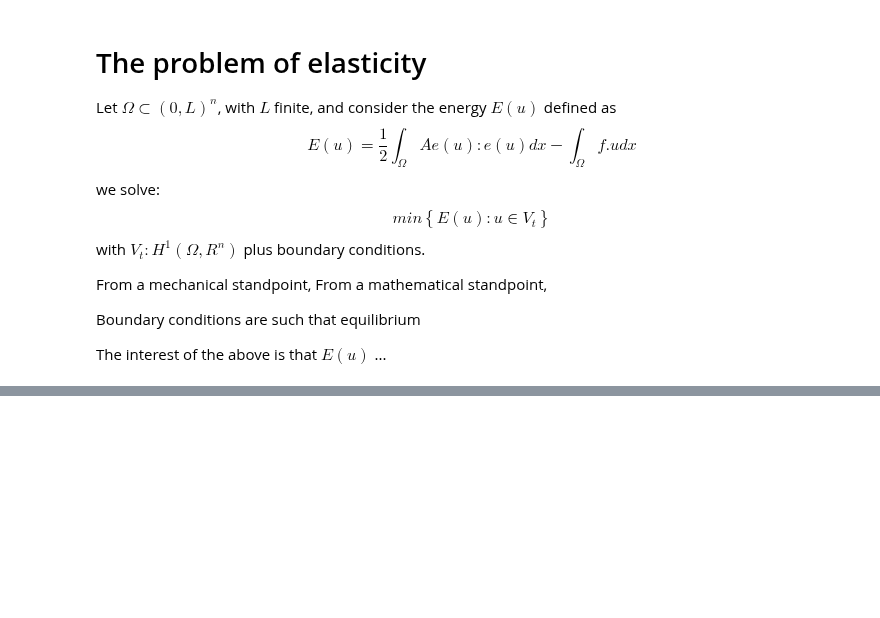
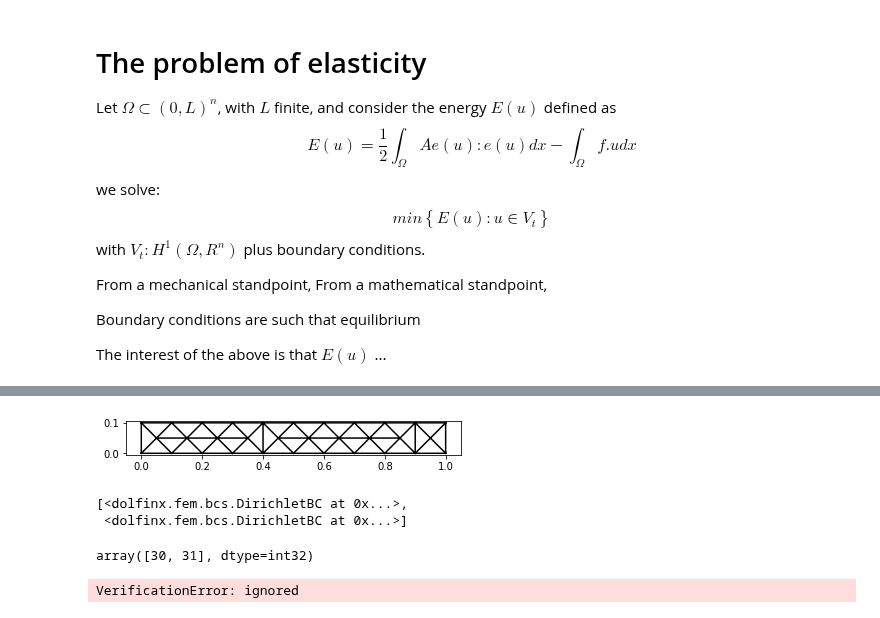
Before and after one commit to kumiori/irrevolutions, a Jupyter notebook: mec647_Elast_2.ipynb, the cells around one changed output, grey strips where cells are left out. Saved outputs shown, nothing was run; the diff lists cells and outputs as text; code cells hidden in the pictures; blank space fills up the shorter version.

```diff
--- a/mec647_Elast_2.ipynb
+++ b/mec647_Elast_2.ipynb
@@ -124,0 +147,32 @@ sys.path.append('mec647/')
+# %%
+# Mesh
+Lx = parameters["geometry"]["Lx"]
+Ly = parameters["geometry"]["Ly"]
+geom_type = parameters["geometry"]["geom_type"]
+
+
+import meshes
+dir(meshes)
+
+from meshes import primitives
+
+gmsh_model, tdim = primitives.mesh_bar_gmshapi(geom_type,
+                                    Lx,
+                                    Ly,
+                                    0.1,
+                                    tdim=2)
+
+mesh, mts = meshes.gmsh_model_to_mesh(gmsh_model,
+                               cell_data=False,
+                               facet_data=True,
+                               gdim=2)
+
+# TODO: Plot mesh
+
+
+plt.figure()
+ax = plot_mesh(mesh)
+fig = ax.get_figure()
+fig.savefig(f"mesh.png")
+# %% [output]
+[figure, added]
@@ -124,0 +242,30 @@ sys.path.append('mec647/')
+# %%
+
+bcs = [dirichletbc(zero, left_dofs), dirichletbc(one, right_dofs)]
+bcs
+# %% [output]
+[<dolfinx.fem.bcs.DirichletBC at 0x...>,
+ <dolfinx.fem.bcs.DirichletBC at 0x...>]
+# %%
+left_dofs
+# %% [output]
+array([30, 31], dtype=int32)
+# %%
+
+# solving
+from solvers import SNESSolver
+D_energy_u = ufl.derivative(energy, u, ufl.TestFunction(V_u))
+
+problem = SNESSolver(
+    D_energy_u,
+    u,
+    bcs,
+    bounds=None,
+    petsc_options=parameters.get("solvers").get("snes"),
+    prefix="elast",
+)
+
+
+solver.solve()
+# %% [output]
+VerificationError: ignored
```
Also changed, not shown: parts of 11 cells of this notebook.
